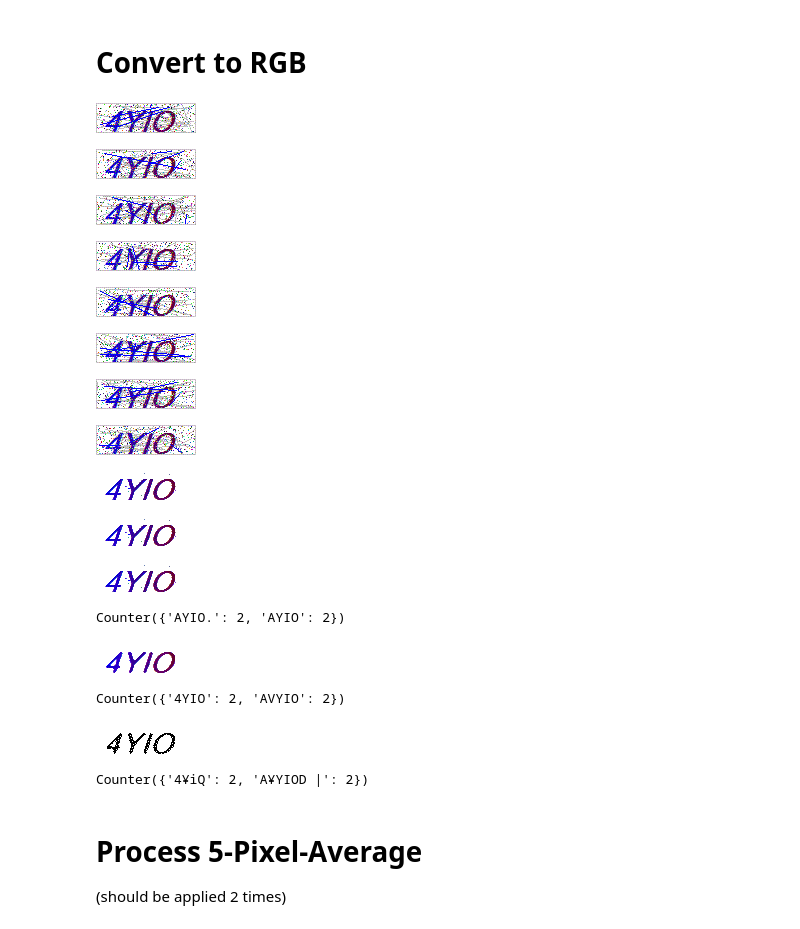
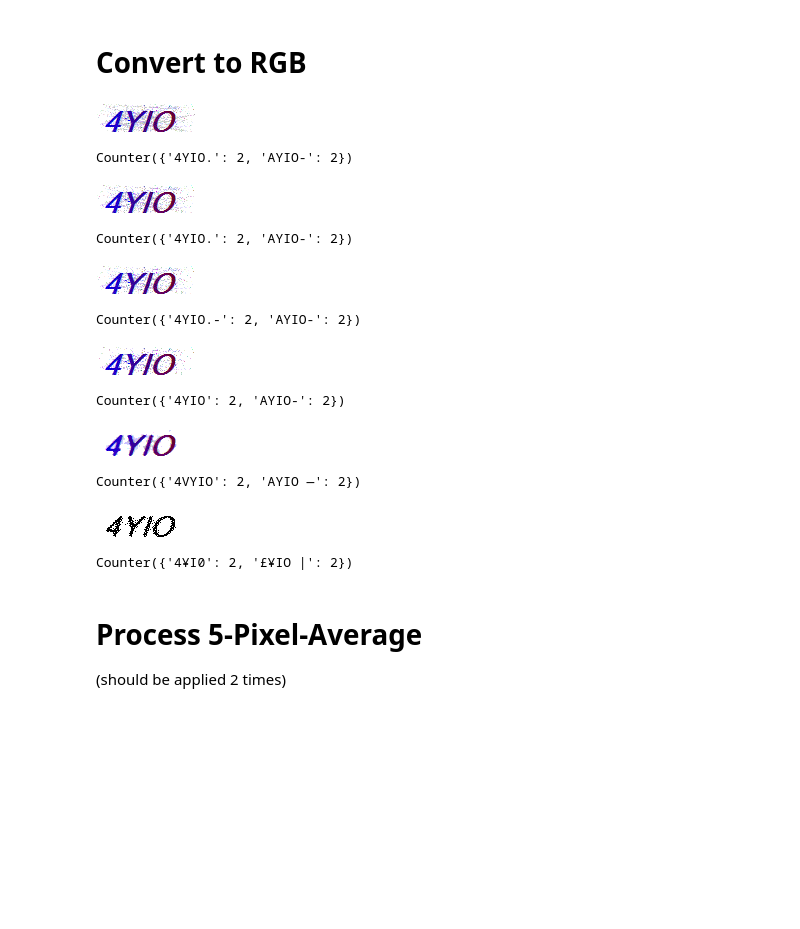
Before and after one commit to fmspatrickrosendahl/my-first-binder, a Jupyter notebook: IALTYO_reload/solve_reload.ipynb, the cells around one changed output. Cells and saved outputs as stored; diff of their text form; code cells hidden in the pictures; blank space fills up the shorter version.

```diff
--- a/IALTYO_reload/solve_reload.ipynb
+++ b/IALTYO_reload/solve_reload.ipynb
@@ -35,17 +35,8 @@ for filename in os.listdir(dirname) :
 ims_rgb = []
 for im in ims :
     im_rgb = im.convert("RGB")
-    display(im_rgb)
+    #display(im_rgb)
     ims_rgb.append(im_rgb)
-# %% [output]
-[figure, removed]
-[figure, removed]
-[figure, removed]
-[figure, removed]
-[figure, removed]
-[figure, removed]
-[figure, removed]
-[figure, removed]
 # %%
 def median_image ( ims_rgb, threshold, threshold2 ) :
     from statistics import median
@@ -95,41 +134,39 @@ def image_2_text( im ):
     recognized.append(call_tesseract(im,13))
     return Counter(recognized)
 # %%
-im_processed = median_image( ims_rgb, 150, 0 )
-display(im_processed)
-
-im_processed = median_image( ims_rgb, 150, 10 )
-display(im_processed)
-
-im_processed = median_image( ims_rgb, 150, 50 )
-display(im_processed)
-
-print(image_2_text( im_processed ))
+for threshold2 in (0,10,20,30) :
+    im_processed = median_image_single( ims_rgb, 1800, threshold2 )
+    display(im_processed)
+    print(image_2_text( im_processed ))
 
 #im_processed = remove_dots(im_processed, 150)
 #display(im_processed)
 
 im_processed = im_processed.filter(ImageFilter.MedianFilter(3))
 display(im_processed)
 
 print(image_2_text( im_processed ))
 
 im_tess = Image.new("RGB", im_processed.size, (255, 255, 255))
 im_tess.paste(im_processed)
 im_tess = im_tess.filter(ImageFilter.MedianFilter(3))
 im_tess = im_tess.convert('1')
 display(im_tess)
 
 print(image_2_text( im_tess ))
 # %% [output]
-[figure, old version]
+[figure, new version]
+Counter({'4YIO.': 2, 'AYIO-': 2})
-[figure, old version]
+[figure, new version]
+Counter({'4YIO.': 2, 'AYIO-': 2})
-[figure, old version]
+[figure, new version]
-Counter({'AYIO.': 2, 'AYIO': 2})
+Counter({'4YIO.-': 2, 'AYIO-': 2})
-[figure, old version]
+[figure, new version]
-Counter({'4YIO': 2, 'AVYIO': 2})
+Counter({'4YIO': 2, 'AYIO-': 2})
-[figure, old version]
+[figure, new version]
-Counter({'4¥iQ': 2, 'A¥YIOD |': 2})
+Counter({'4VYIO': 2, 'AYIO —': 2})
+[figure, added]
+Counter({'4¥I0': 2, '£¥IO |': 2})
 # %% [markdown]
 # Process 5-Pixel-Average
 (should be applied 2 times)
```
Also changed, not shown: parts of 1 cell of this notebook.
